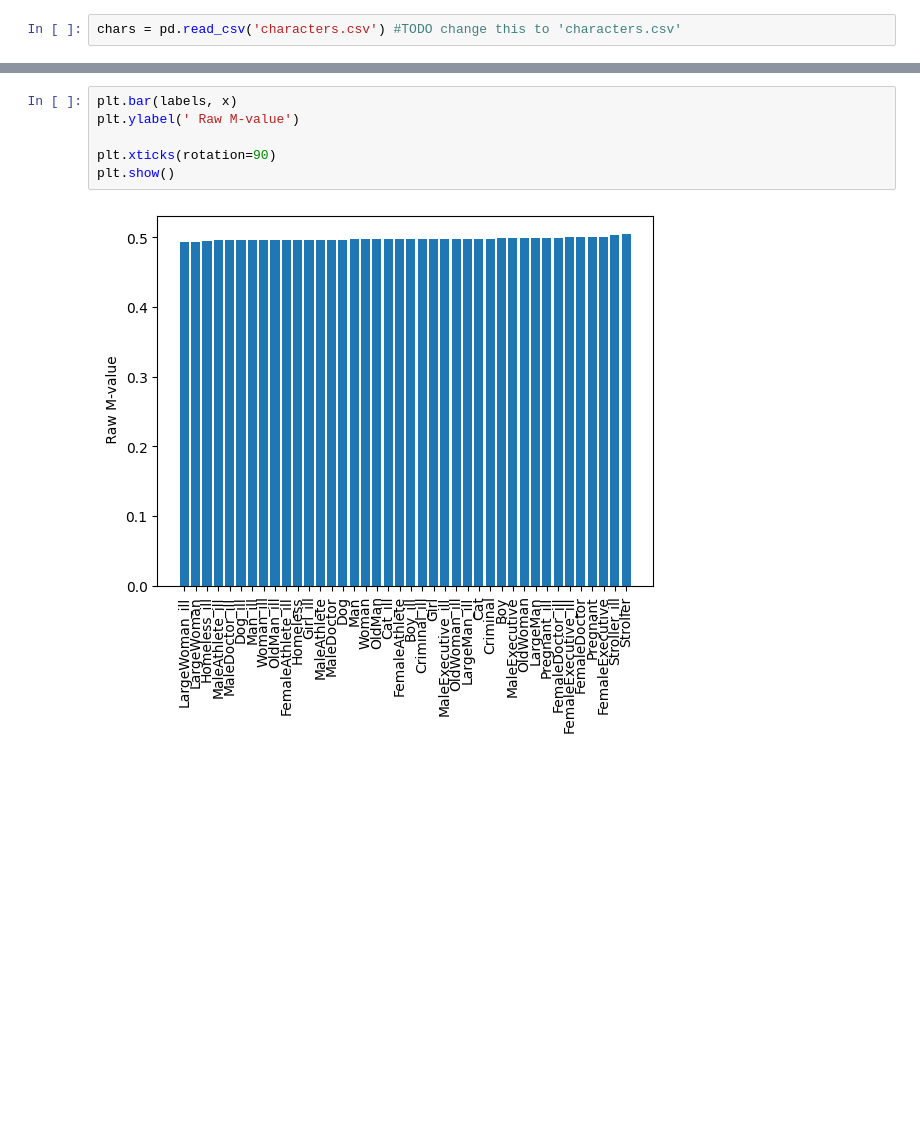
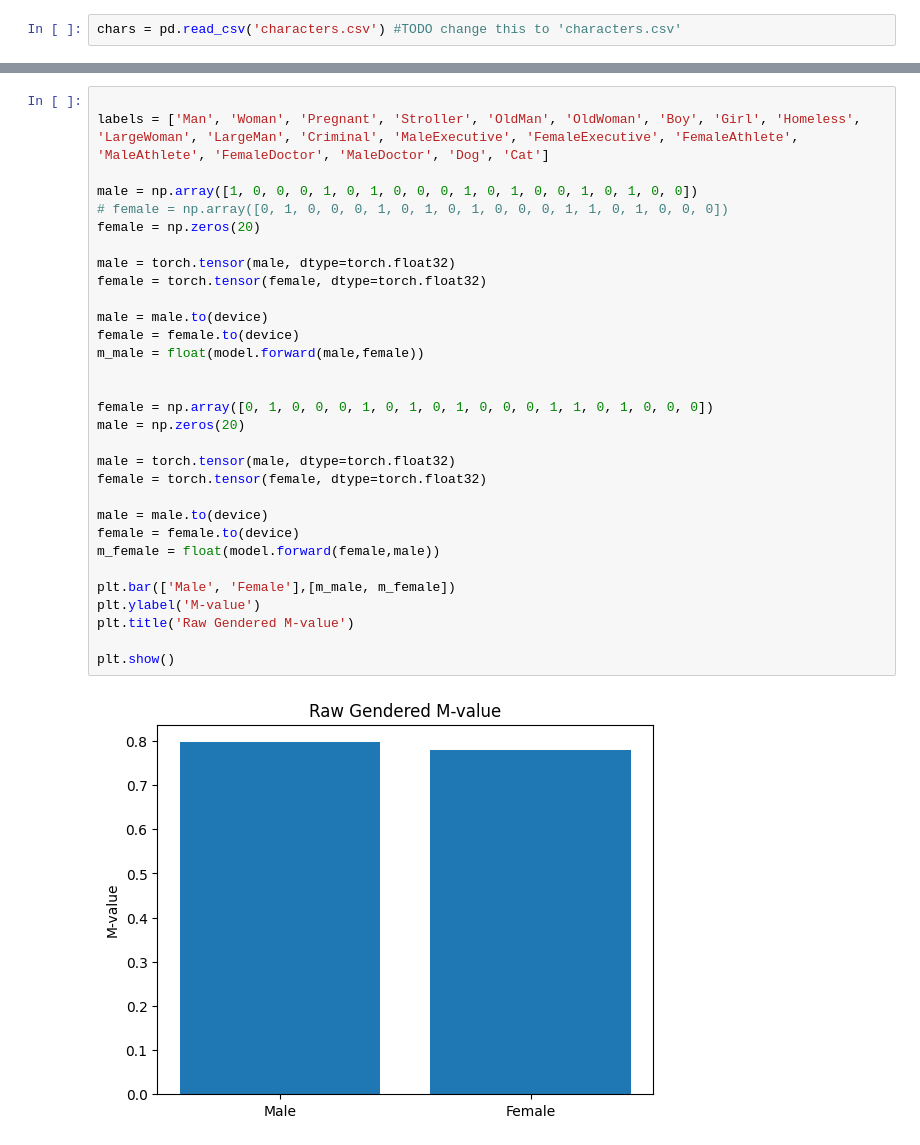
Before and after one commit to ezrarp/moral_machine, a Jupyter notebook: ColabNetwork.ipynb, the cells around one changed output, grey strips where cells are left out. Cells and saved outputs as stored; diff of their text form; blank space fills up the shorter version.

```diff
--- a/ColabNetwork.ipynb
+++ b/ColabNetwork.ipynb
@@ -217,8 +206,33 @@ plt.show()
-# %%
-plt.bar(labels, x)
-plt.ylabel(' Raw M-value')
-
-plt.xticks(rotation=90)
-plt.show()
-# %% [output]
-[figure, removed]
+# %%
+
+labels = ['Man', 'Woman', 'Pregnant', 'Stroller', 'OldMan', 'OldWoman', 'Boy', 'Girl', 'Homeless', 'LargeWoman', 'LargeMan', 'Criminal', 'MaleExecutive', 'FemaleExecutive', 'FemaleAthlete', 'MaleAthlete', 'FemaleDoctor', 'MaleDoctor', 'Dog', 'Cat']
+
+male = np.array([1, 0, 0, 0, 1, 0, 1, 0, 0, 0, 1, 0, 1, 0, 0, 1, 0, 1, 0, 0])
+# female = np.array([0, 1, 0, 0, 0, 1, 0, 1, 0, 1, 0, 0, 0, 1, 1, 0, 1, 0, 0, 0])
+female = np.zeros(20)
+
+male = torch.tensor(male, dtype=torch.float32)
+female = torch.tensor(female, dtype=torch.float32)
+
+male = male.to(device)
+female = female.to(device)
+m_male = float(model.forward(male,female))
+
+
+female = np.array([0, 1, 0, 0, 0, 1, 0, 1, 0, 1, 0, 0, 0, 1, 1, 0, 1, 0, 0, 0])
+male = np.zeros(20)
+
+male = torch.tensor(male, dtype=torch.float32)
+female = torch.tensor(female, dtype=torch.float32)
+
+male = male.to(device)
+female = female.to(device)
+m_female = float(model.forward(female,male))
+
+plt.bar(['Male', 'Female'],[m_male, m_female])
+plt.ylabel('M-value')
+plt.title('Raw Gendered M-value')
+
+plt.show()
+# %% [output]
+[figure, added]
```
Also changed, not shown: parts of 16 cells of this notebook.
